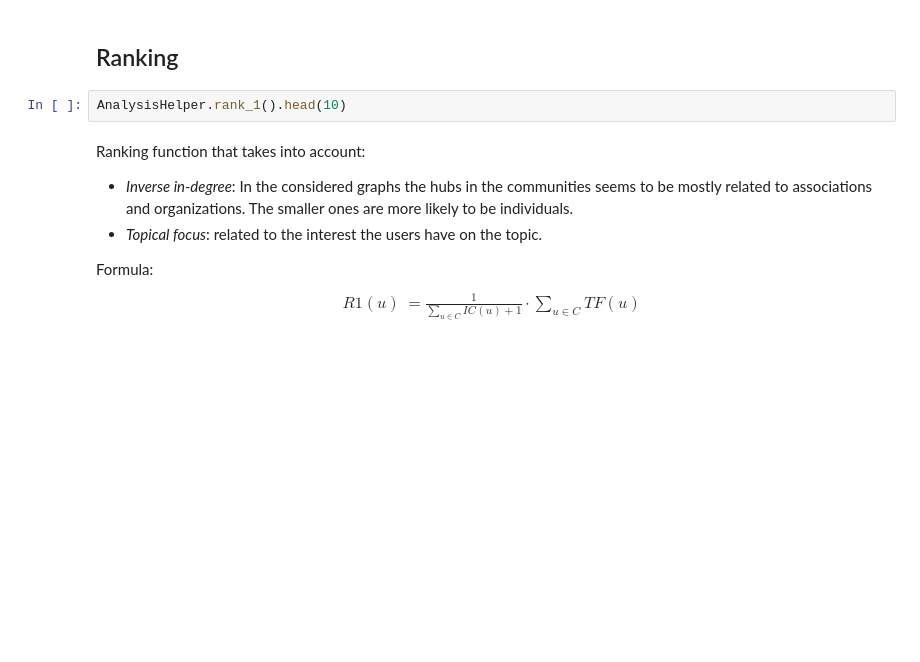
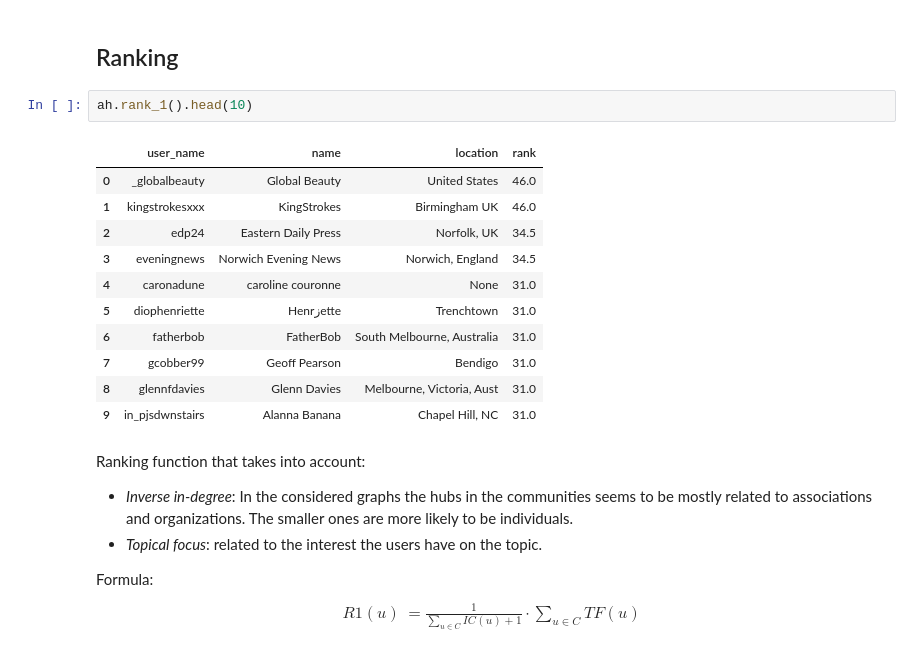
Before and after one commit to flaprimo/twitter-network-analysis, a Jupyter notebook: analysis_infomap.ipynb, the cells around one changed output. Drawn from its saved outputs; the diff is of its cells as text; blank space fills up the shorter version.

```diff
--- a/analysis_infomap.ipynb
+++ b/analysis_infomap.ipynb
@@ -326,7 +348,19 @@ Number of users per event that appear in more than one event.
 # %% [markdown]
 ## Ranking
 # %%
-AnalysisHelper.rank_1().head(10)
+ah.rank_1().head(10)
+# %% [output]
+|  | user_name | name | location | rank |
+| 0 | _globalbeauty | Global Beauty | United States | 46.0 |
+| 1 | kingstrokesxxx | KingStrokes | Birmingham UK | 46.0 |
+| 2 | edp24 | Eastern Daily Press | Norfolk, UK | 34.5 |
+| 3 | eveningnews | Norwich Evening News | Norwich, England | 34.5 |
+| 4 | caronadune | caroline couronne | None | 31.0 |
+| 5 | diophenriette | Henrزette | Trenchtown | 31.0 |
+| 6 | fatherbob | FatherBob | South Melbourne, Australia | 31.0 |
+| 7 | gcobber99 | Geoff Pearson | Bendigo | 31.0 |
+| 8 | glennfdavies | Glenn Davies | Melbourne, Victoria, Aust | 31.0 |
+| 9 | in_pjsdwnstairs | Alanna Banana | Chapel Hill, NC | 31.0 |
 # %% [markdown]
 Ranking function that takes into account:
 * *Inverse in-degree*: In the considered graphs the hubs in the communities seems to be mostly related to associations and organizations. The smaller ones are more likely to be individuals.
```
Also changed, not shown: parts of 19 cells of this notebook, 1 other file.
